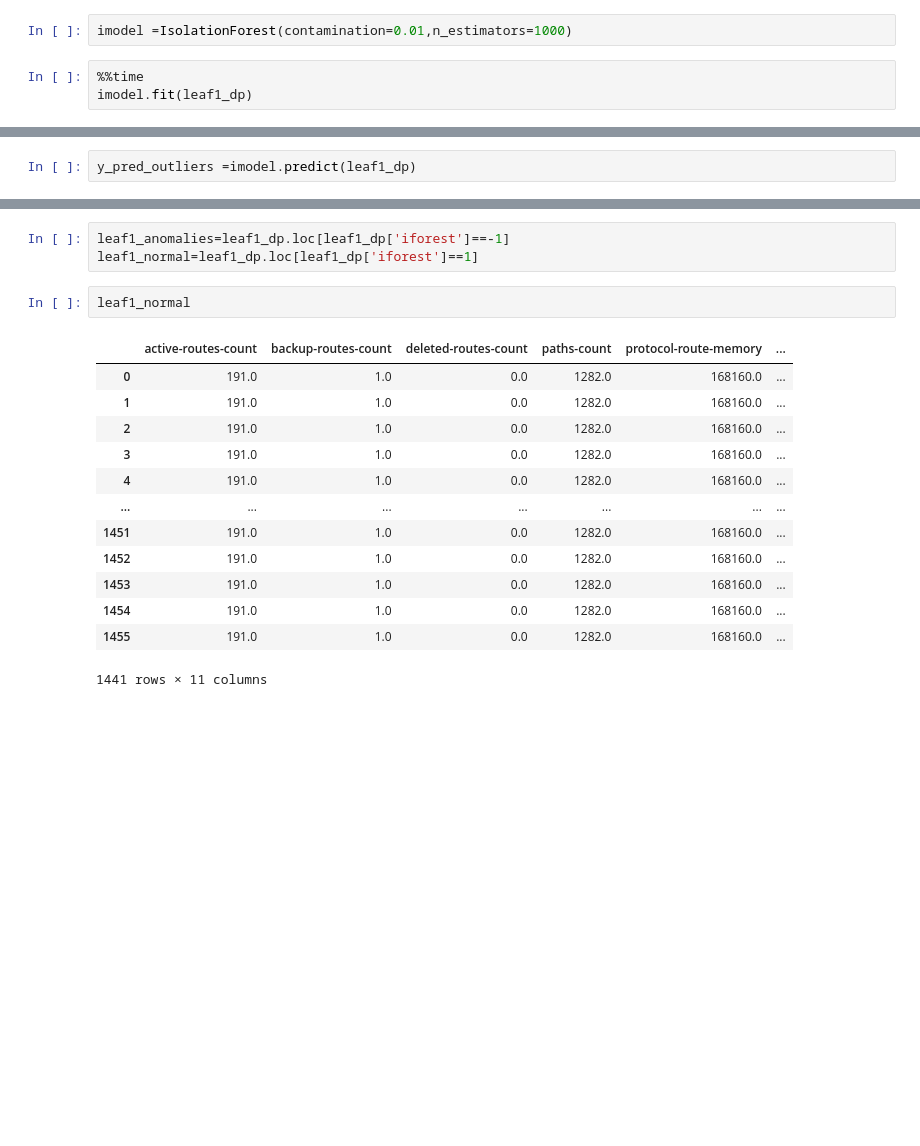
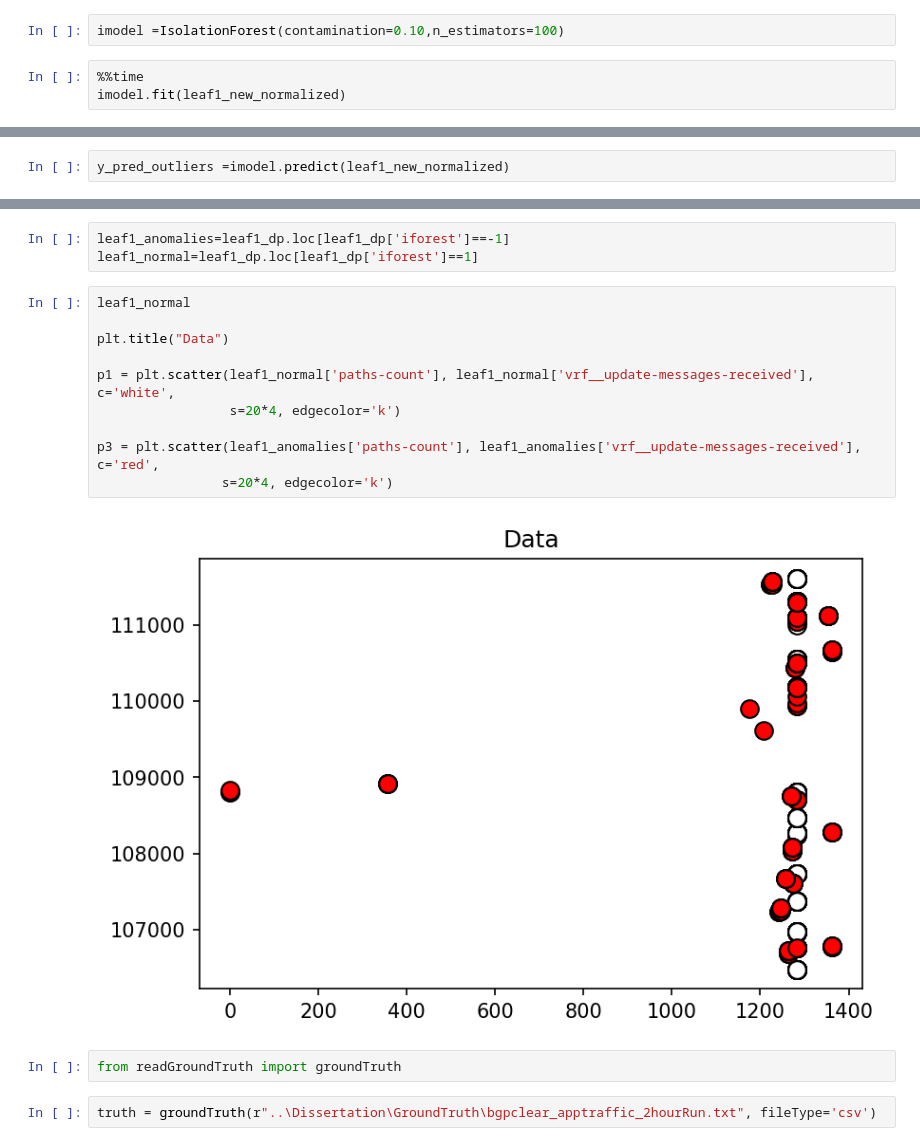
Before and after one commit to dreamdcoder/Dissertation, a Jupyter notebook: Data_ML.ipynb, the cells around one changed output, grey strips where cells are left out. Saved outputs shown, nothing was run; the diff lists cells and outputs as text; blank space fills up the shorter version.

```diff
--- a/Data_ML.ipynb
+++ b/Data_ML.ipynb
@@ -415,8 +428,8 @@ Isolation Forest, a method which in principle is similar to the well-known and p
 # %%
 from sklearn.ensemble import IsolationForest
 # %%
-imodel =IsolationForest(contamination=0.01,n_estimators=1000)
+imodel =IsolationForest(contamination=0.10,n_estimators=100)
 # %%
 %%time
-imodel.fit(leaf1_dp)
+imodel.fit(leaf1_new_normalized)
 # %% [output]
@@ -425,5 +438,5 @@ IsolationForest(contamination=0.01, n_estimators=1000)
 # %%
-y_pred_outliers =imodel.predict(leaf1_dp)
+y_pred_outliers =imodel.predict(leaf1_new_normalized)
 # %%
 leaf1_dp['iforest']=pd.Series(y_pred_outliers)
 leaf1_dp['iforest'].value_counts()
@@ -441,17 +454,17 @@ leaf1_anomalies=leaf1_dp.loc[leaf1_dp['iforest']==-1]
 leaf1_normal=leaf1_dp.loc[leaf1_dp['iforest']==1]
 # %%
 leaf1_normal
+
+plt.title("Data")
+
+p1 = plt.scatter(leaf1_normal['paths-count'], leaf1_normal['vrf__update-messages-received'], c='white',
+                 s=20*4, edgecolor='k')
+
+p3 = plt.scatter(leaf1_anomalies['paths-count'], leaf1_anomalies['vrf__update-messages-received'], c='red',
+                s=20*4, edgecolor='k')
 # %% [output]
-|  | active-routes-count | backup-routes-count | deleted-routes-count | paths-count | protocol-route-memory | ... |
-| 0 | 191.0 | 1.0 | 0.0 | 1282.0 | 168160.0 | ... |
-| 1 | 191.0 | 1.0 | 0.0 | 1282.0 | 168160.0 | ... |
-| 2 | 191.0 | 1.0 | 0.0 | 1282.0 | 168160.0 | ... |
-| 3 | 191.0 | 1.0 | 0.0 | 1282.0 | 168160.0 | ... |
-| 4 | 191.0 | 1.0 | 0.0 | 1282.0 | 168160.0 | ... |
-| ... | ... | ... | ... | ... | ... | ... |
-| 1451 | 191.0 | 1.0 | 0.0 | 1282.0 | 168160.0 | ... |
-| 1452 | 191.0 | 1.0 | 0.0 | 1282.0 | 168160.0 | ... |
-| 1453 | 191.0 | 1.0 | 0.0 | 1282.0 | 168160.0 | ... |
-| 1454 | 191.0 | 1.0 | 0.0 | 1282.0 | 168160.0 | ... |
-| 1455 | 191.0 | 1.0 | 0.0 | 1282.0 | 168160.0 | ... |
-1441 rows × 11 columns
+[figure, added]
+# %%
+from readGroundTruth import groundTruth
+# %%
+truth = groundTruth(r"..\Dissertation\GroundTruth\bgpclear_apptraffic_2hourRun.txt", fileType='csv')
```
Also changed, not shown: parts of 13 cells of this notebook, 27 other files.
